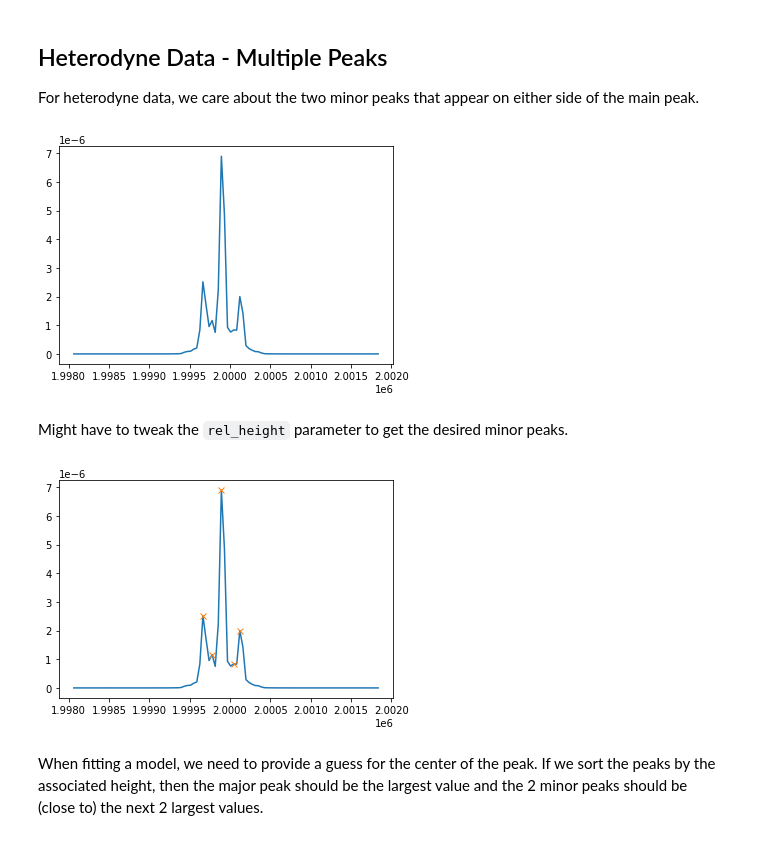
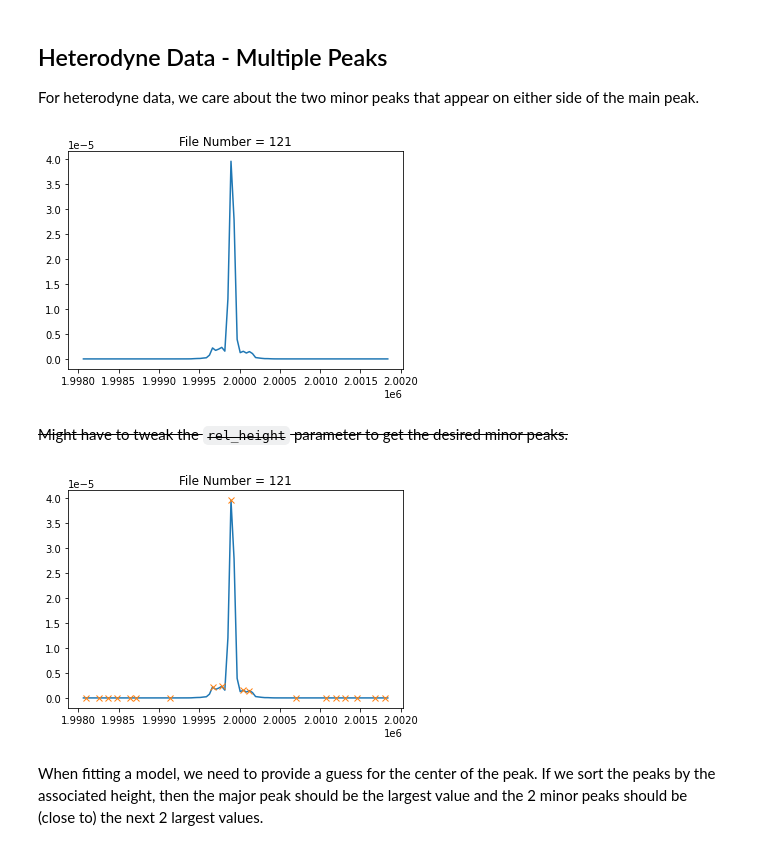
Before and after one commit to nurriol2/peak_fitting, a Jupyter notebook: lorentzian_peak_fitting.ipynb, the cells around one changed output. Cells and saved outputs as stored; diff of their text form; code cells hidden in the pictures.

```diff
--- a/lorentzian_peak_fitting.ipynb
+++ b/lorentzian_peak_fitting.ipynb
@@ -361,26 +361,29 @@ For heterodyne data, we care about the two minor peaks that appear on either sid
 # Plot a heterodyne spectra to visualize the left and right peaks
 
 window_size = 100
+#random_filenumber = np.random.randint(1, 125)
+random_filenumber = 121
 
-het1 = load_csv_file("/content/heterodyne/het_st80_17.CSV", "V^2/Hz")
+het1 = load_csv_file(f"/content/heterodyne/het_st80_{random_filenumber}.CSV", "V^2/Hz")
 
 het1_freq = center_zoom(het1["Frequency (Hz)"], window_size)
-het1_spectra = center_zoom(het1["Spectra (V^2/Hz)"], window_size)
+het1_spectra = center_zoom(het1["Spectral Density (V^2/Hz)"], window_size)
 
 plt.plot(het1_freq, het1_spectra)
+plt.title(f"File Number = {random_filenumber}")
 plt.show()
 # %% [output]
-[figure, old version]
+[figure, new version]
 # %% [markdown]
-Might have to tweak the `rel_height` parameter to get the desired minor peaks.
+~~Might have to tweak the `rel_height` parameter to get the desired minor peaks.~~
 # %%
-# Threshold for minor peak heights relative to the center, major peak height
-rel_height = 0.05
-peaks, _ = find_peaks(het1_spectra, height=rel_height*het1_spectra.max())
+#peaks, _ = find_peaks(het1_spectra, height=het1_spectra.max())
+peaks, _ = find_peaks(het1_spectra)
 plt.plot(het1_freq, het1_spectra)
 plt.plot(het1_freq.to_numpy()[peaks], het1_spectra.to_numpy()[peaks], "x")
+plt.title(f"File Number = {random_filenumber}")
 plt.show()
 # %% [output]
-[figure, old version]
+[figure, new version]
 # %% [markdown]
 When fitting a model, we need to provide a guess for the center of the peak. If we sort the peaks by the associated height, then the major peak should be the largest value and the 2 minor peaks should be (close to) the next 2 largest values.
```
Also changed, not shown: parts of 18 cells of this notebook.
